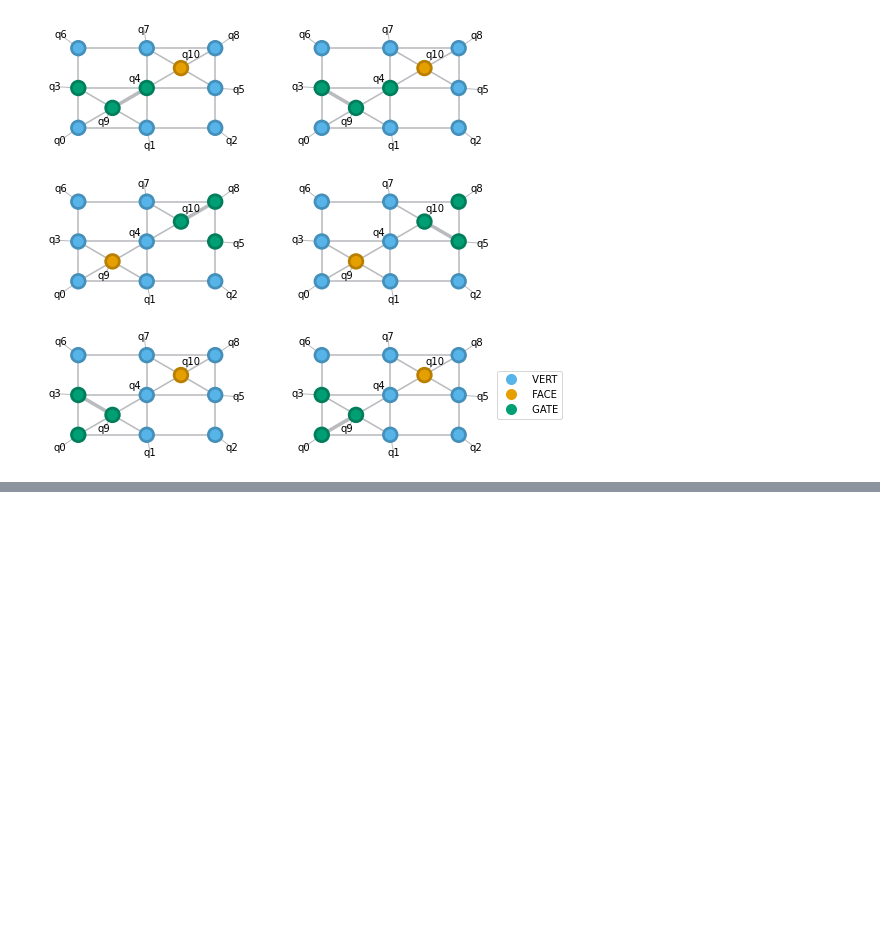
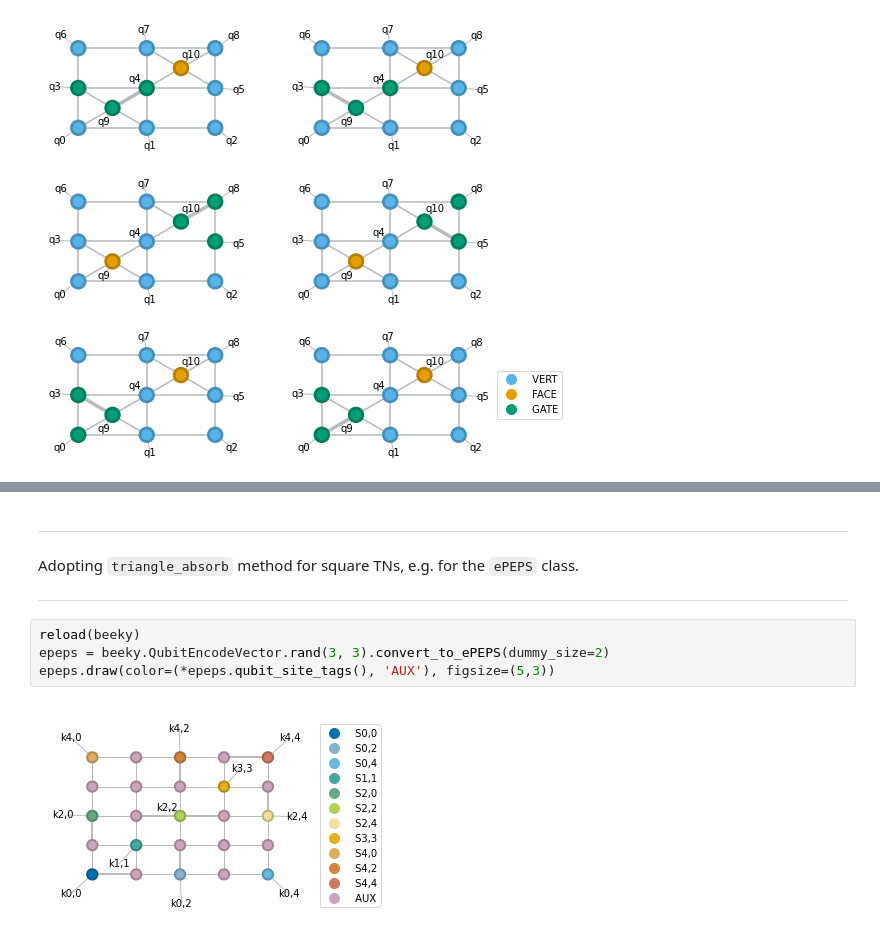
Before and after one commit to gabrielwoolls/fermion-encoding, a Jupyter notebook: Examples-Testing.ipynb, the cells around one changed output, grey strips where cells are left out. Drawn from its saved outputs; the diff is of its cells as text; blank space fills up the shorter version.

```diff
--- a/Examples-Testing.ipynb
+++ b/Examples-Testing.ipynb
@@ -719,0 +571,10 @@ Tensor(shape=(12, 2, 3, 3, 12), inds=('_c1d2b2AABdp', 'q10', '_c1d2b2AABdq', '_c
+# %% [markdown]
+***
+Adopting `triangle_absorb` method for square TNs, e.g. for the `ePEPS` class.
+***
+# %%
+reload(beeky)
+epeps = beeky.QubitEncodeVector.rand(3, 3).convert_to_ePEPS(dummy_size=2)
+epeps.draw(color=(*epeps.qubit_site_tags(), 'AUX'), figsize=(5,3))
+# %% [output]
+[figure, added]
```
Also changed, not shown: parts of 9 cells of this notebook, 3 other files.
